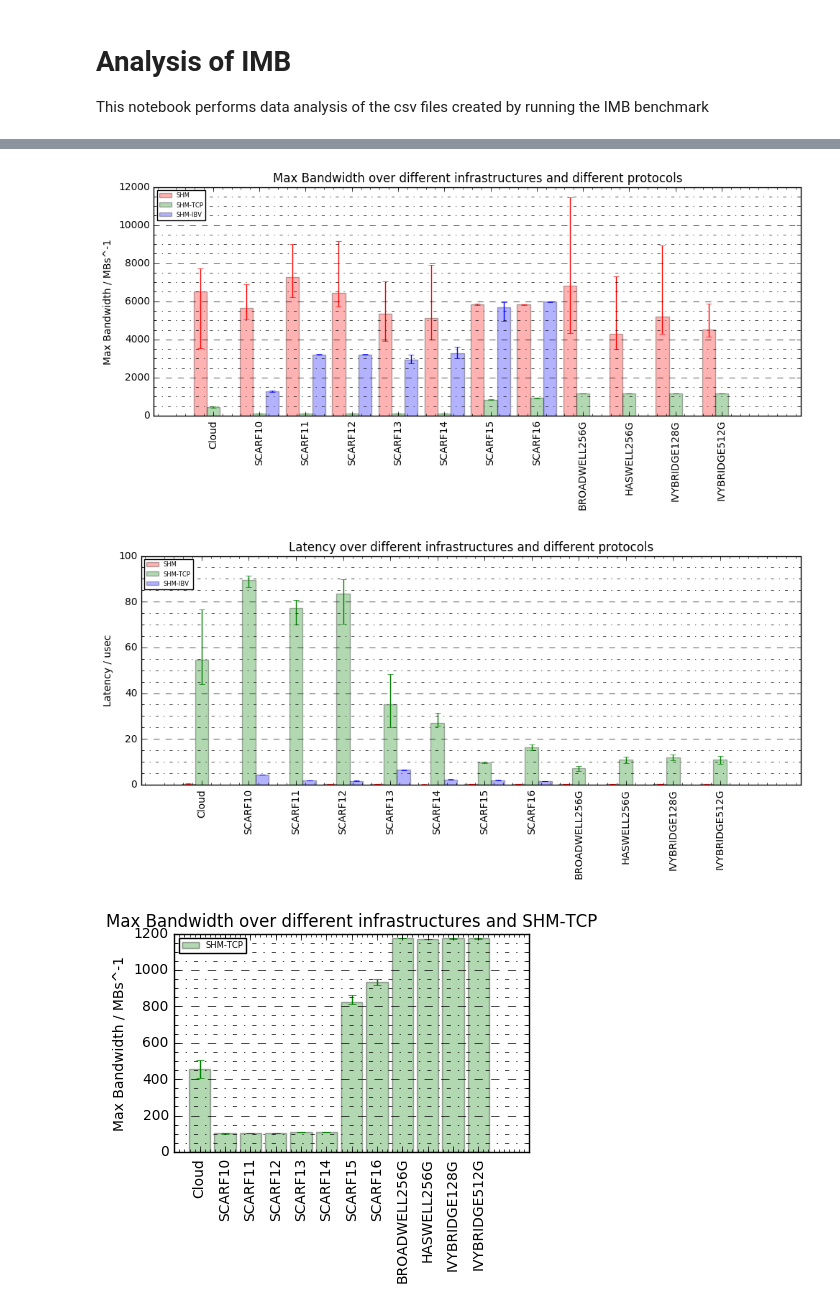
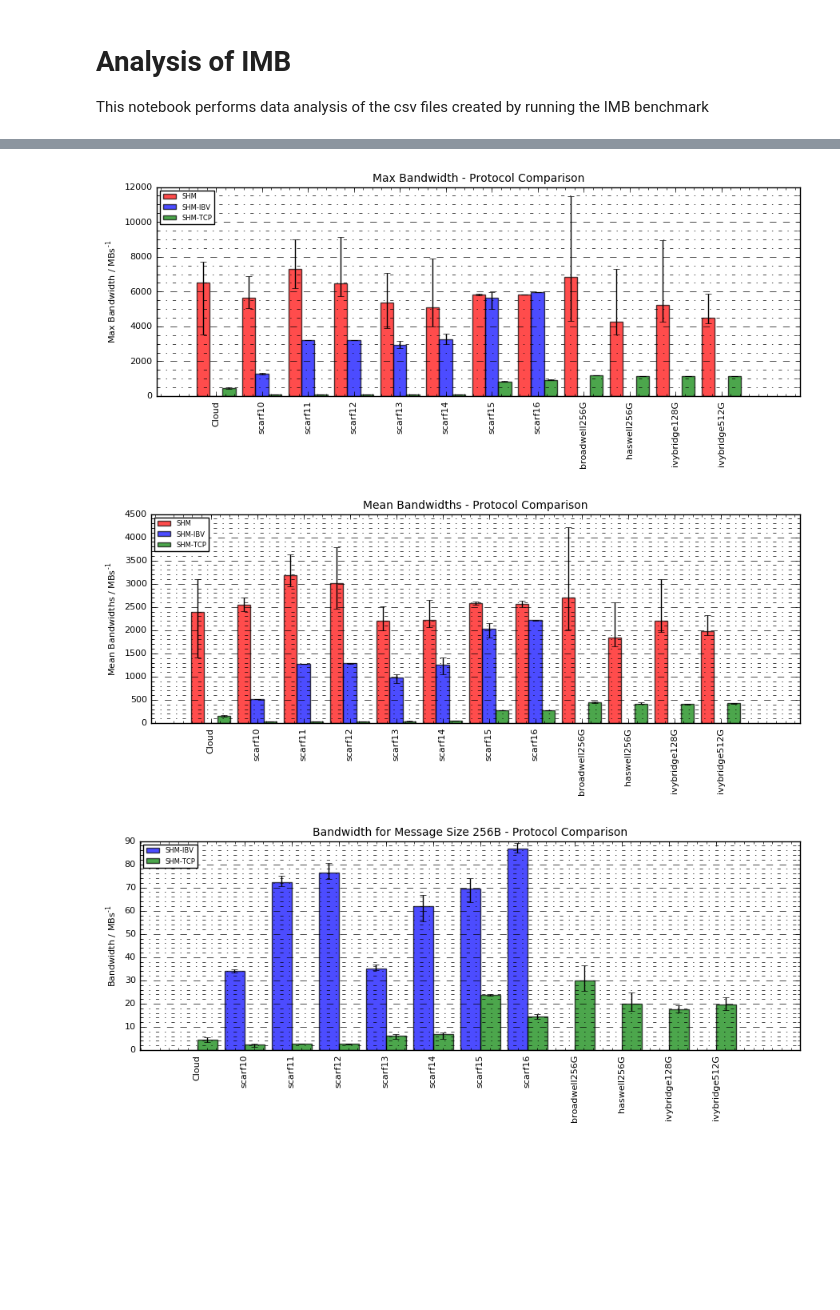
Before and after one commit to cal-id/SCD-Benchmark, a Jupyter notebook: Results/IMB_Notebooks/IMB_Analysis.ipynb, the cells around one changed output, grey strips where cells are left out. Cells and saved outputs as stored; diff of their text form; code cells hidden in the pictures; blank space fills up the shorter version.

```diff
--- a/Results/IMB_Notebooks/IMB_Analysis.ipynb
+++ b/Results/IMB_Notebooks/IMB_Analysis.ipynb
@@ -8,12 +8,22 @@ import numpy as np
 import matplotlib.pyplot as plt
 import matplotlib.patches as mpatches
 import re
+
+# Standardise Fonts
+plt.rc('xtick', labelsize=8)
+plt.rc('ytick', labelsize=8)
+plt.rc('axes', titlesize=10)
+plt.rc("axes", labelsize=8)
+# %%
+MBPS = "$\mathregular{MBs^{-1}}$"
+USEC = "$\mathregular{\mu sec}$"
 # %%
 results = {
     "Cloud_IMB":[],
     "SCARF_IMB":[],
     "SCARF_IMB_CPUs": [],
-    "JASMIN_IMB":[]
+    "JASMIN_IMB":[],
+    "JASMIN_IMB_CPUs": []
 }
 
 for dataName in results:
@@ -70,8 +80,8 @@ for result in results["Cloud_IMB"]:
     result["Date Run"] = datetime.datetime.strptime(result["File Name"], "%Y%m%d_%H%M%S.out")
 
 # Make SCARF uppercase and map 'X-X' -> 'X'
-for name in ("SCARF_IMB", "JASMIN_IMB", "SCARF_IMB_CPUs"):
+for name in ("SCARF_IMB", "JASMIN_IMB", "SCARF_IMB_CPUs", "JASMIN_IMB_CPUs"):
     for result in results[name]:
-        result["Host Groups"] = result["Host Groups"].split("-")[0].upper()
+        result["Host Groups"] = result["Host Groups"].split("-")[0]
 # %%
 def plotBandwidth():
@@ -174,5 +187,5 @@ plotCloudLatencies()
 # %%
-def plotBar(KEY, HOSTGROUPS, PROTOCOLS, UNITS=None, FIGSIZE=(10,5)):
+def plotBar(KEY, HOSTGROUPS, PROTOCOLS, UNITS=None, FIGSIZE=(4.5, 4), logY=False):
     clrs = {"SHM": "r", "SHM-TCP":"g", "SHM-IBV":"b"}
     yValues = dict((prot, []) for prot in PROTOCOLS)
     yTopError = dict((prot, []) for prot in PROTOCOLS)
@@ -217,49 +230,66 @@ def plotBar(KEY, HOSTGROUPS, PROTOCOLS, UNITS=None, FIGSIZE=(10,5)):
     bar_width = 0.85 / len(PROTOCOLS)
     plt.rcParams["figure.figsize"] = FIGSIZE
     ax = plt.gca()
     plt.minorticks_on()
     ax.yaxis.grid(True, which='major', linestyle='--')
     ax.yaxis.grid(True, which='minor', linestyle='-.')
 
     for i, (label, yVals) in enumerate(yValues.items()):
-        plt.bar(index + i * bar_width, yVals, bar_width, align='center', color=clrs[label], alpha=0.3, label=label)
-        plt.errorbar(index + i * bar_width, yVals, yerr=[yBottomError[label], yTopError[label]], linestyle=" ",
-                     color=clrs[label])
+        plt.bar(index + i * bar_width, yVals, bar_width, align='center', color=clrs[label], alpha=0.7, label=label)
+        plt.errorbar(index + i * bar_width, yVals, yerr=[yBottomError[label], yTopError[label]], linestyle=" ", color="black")
 
     plt.xticks(index + ((len(PROTOCOLS) - 1) / 2) * bar_width, xValues, rotation="vertical")
 
     unitsEnd = " / " + UNITS if UNITS is not None else ""
-    plt.ylabel(KEY + unitsEnd)
-    # plt.yscale("log")
-    plotTitle = KEY + " over different infrastructures and"
-    plotTitle += " different protocols" if len(PROTOCOLS) > 1 else " " + PROTOCOLS[0]
+
+    if all(i.isdigit() for i in KEY): # if the key is a natural number, make y label 'bandwidth'
+        plotTitle = "Bandwidth for Message Size " + KEY + "B - "
+        plt.ylabel("Bandwidth" + unitsEnd)
+    else:
+        # Otherwise it is 'Latency', 'Max Bandwidth' or 'Mean Bandwidth' so use the KEY itself
+        plt.ylabel(KEY + unitsEnd)
+        plotTitle = KEY + " - "
+    if logY:
+        plt.yscale("log")
+    plotTitle += "Protocol Comparison" if len(PROTOCOLS) > 1 else PROTOCOLS[0]
+    if logY: plotTitle += " - Log Scale"
     plt.title(plotTitle)
 
-    plt.legend(loc=2, fontsize=6)
+    try:
+        plt.legend(loc=2, fontsize=6)
+    except IndexError:
+        print(yValues.items())
+        print(KEY, HOSTGROUPS, PROTOCOLS, UNITS, FIGSIZE)
     plt.tight_layout()
 
     plt.show()
 
 
 hgs = set(result["Host Groups"] for name in ("SCARF_IMB", "JASMIN_IMB") for result in results[name] )
 hgs.add("Cloud")
 
 # Do bandwidths with all protocols
-plotBar("Max Bandwidth", hgs, ["SHM", "SHM-TCP", "SHM-IBV"], "MBs^-1")
+plotBar("Max Bandwidth", hgs, ["SHM", "SHM-TCP", "SHM-IBV"], MBPS, FIGSIZE=(9,4))
+plotBar("Mean Bandwidths", hgs, ["SHM", "SHM-TCP", "SHM-IBV"], MBPS, FIGSIZE=(9,4))
+plotBar("256", hgs, ["SHM-TCP", "SHM-IBV"], MBPS, FIGSIZE=(9,4))
+plotBar("1024", hgs, ["SHM-TCP", "SHM-IBV"], MBPS, FIGSIZE=(9,4))
+plotBar("8192", hgs, ["SHM-TCP", "SHM-IBV"], MBPS, FIGSIZE=(9,4))
+
 # Do lactency with all protocols
-plotBar("Latency", hgs, ["SHM", "SHM-TCP", "SHM-IBV"], "usec")
+plotBar("Latency", hgs, ["SHM", "SHM-TCP", "SHM-IBV"], USEC, FIGSIZE=(9,4))
+plotBar("Latency", hgs, ["SHM", "SHM-TCP", "SHM-IBV"], USEC, logY=True, FIGSIZE=(9,4))
 
 
 # Do bandwidths for single protocols
-plotBar("Max Bandwidth", hgs, ["SHM-TCP"], "MBs^-1", FIGSIZE=(5,4))
-plotBar("Max Bandwidth", [hg for hg in hgs if "SCARF" in hg], ["SHM-IBV"], "MBs^-1", FIGSIZE=(5,4))
-plotBar("Max Bandwidth", hgs, ["SHM"], "MBs^-1", FIGSIZE=(5,4))
+plotBar("Max Bandwidth", hgs, ["SHM-TCP"], )
+plotBar("Max Bandwidth", [hg for hg in hgs if "scarf" in hg], ["SHM-IBV"], MBPS)
+plotBar("Max Bandwidth", hgs, ["SHM"], MBPS)
 
 # Do Latency for single protocols
-plotBar("Latency", hgs, ["SHM-TCP"], "usec", FIGSIZE=(5,4))
-plotBar("Latency", [hg for hg in hgs if "SCARF" in hg], ["SHM-IBV"], "usec", FIGSIZE=(5,4))
-plotBar("Latency", hgs, ["SHM"], "usec", FIGSIZE=(5,4))
+plotBar("Latency", hgs, ["SHM-TCP"], USEC)
+plotBar("Latency", [hg for hg in hgs if "scarf" in hg], ["SHM-IBV"], USEC )
+plotBar("Latency", hgs, ["SHM"], USEC)
 # %% [output]
-[figure, old version]
+[figure, new version]
-[figure, old version]
+[figure, new version]
-[figure, old version]
+[figure, new version]
```
Also changed, not shown: parts of 6 cells of this notebook, 1 other file.
